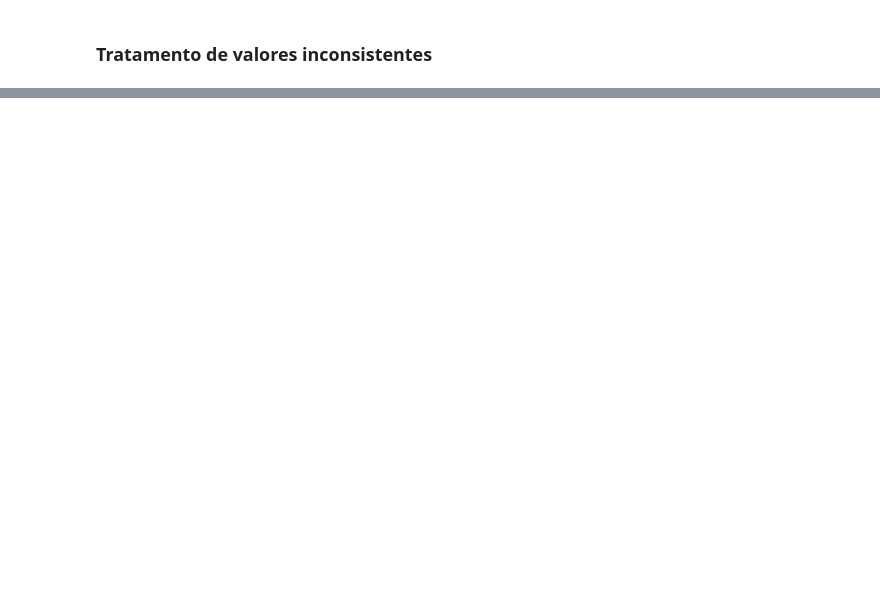
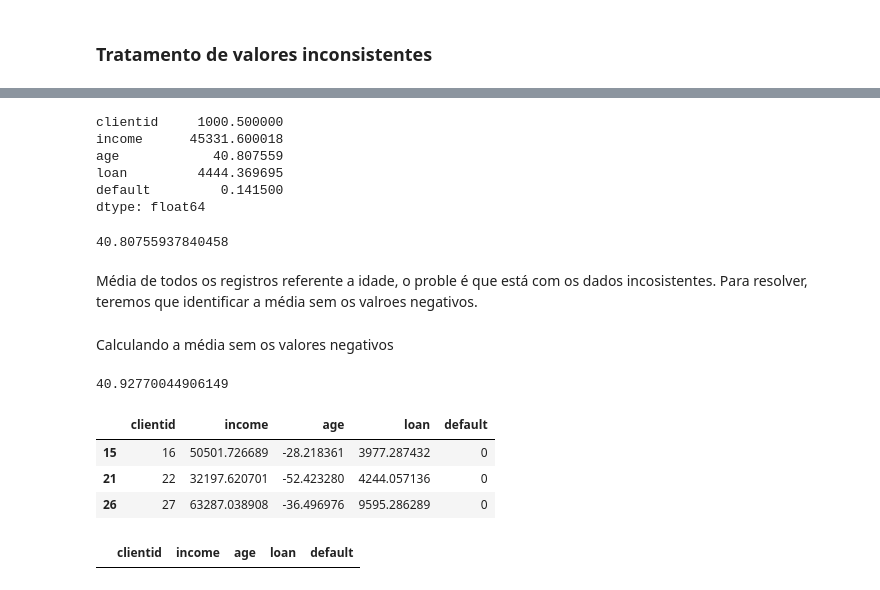
Before and after one commit to maykends/-Data_science_studies, a Jupyter notebook: Machine_Learning_e_Data_Science_com_Python_de_A_à_Z_Classificação.ipynb, the cells around one changed output, grey strips where cells are left out. Drawn from its saved outputs; the diff is of its cells as text; code cells hidden in the pictures; blank space fills up the shorter version.

```diff
--- a/Machine_Learning_e_Data_Science_com_Python_de_A_à_Z_Classificação.ipynb
+++ b/Machine_Learning_e_Data_Science_com_Python_de_A_à_Z_Classificação.ipynb
@@ -214,0 +305,30 @@ grafico.show()
+# %%
+base_credit.mean() # acessando a média de todos os registros
+# %% [output]
+clientid     1000.500000
+income      45331.600018
+age            40.807559
+loan         4444.369695
+default         0.141500
+dtype: float64
+# %%
+base_credit['age'].mean()
+# %% [output]
+40.80755937840458
+# %% [markdown]
+Média de todos os registros referente a idade, o proble é que está com os dados incosistentes. Para resolver, teremos que identificar a média sem os valroes negativos.
+# %% [markdown]
+Calculando a média sem os valores negativos
+# %%
+base_credit['age'][base_credit['age'] > 0].mean()
+# Todos os registros sem as idades negativas, fazendo a média apenas nos registros positivos
+# média correta 40.92770044906149
+# %% [output]
+40.92770044906149
+# %%
+base_credit.loc[base_credit['age'] < 0] # verificar quais são os registros negativos
+# %% [output]
+|  | clientid | income | age | loan | default |
+| 15 | 16 | 50501.726689 | -28.218361 | 3977.287432 | 0 |
+| 21 | 22 | 32197.620701 | -52.423280 | 4244.057136 | 0 |
+| 26 | 27 | 63287.038908 | -36.496976 | 9595.286289 | 0 |
@@ -214,0 +337,4 @@ grafico.show()
+# %%
+base_credit.loc[base_credit['age'] < 0] # verificar se ainda possui valor negativo
+# %% [output]
+|  | clientid | income | age | loan | default |
```
Also changed, not shown: parts of 15 cells of this notebook.
